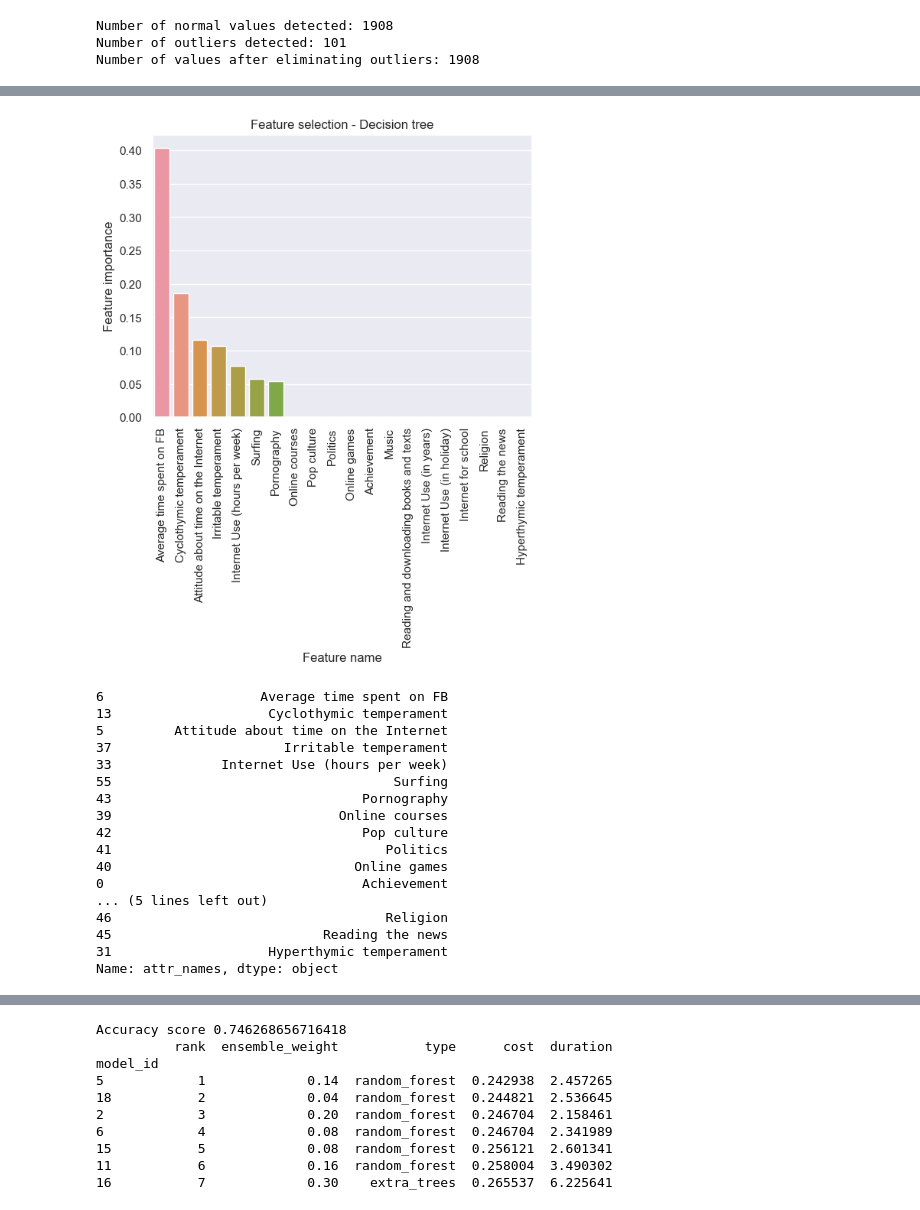
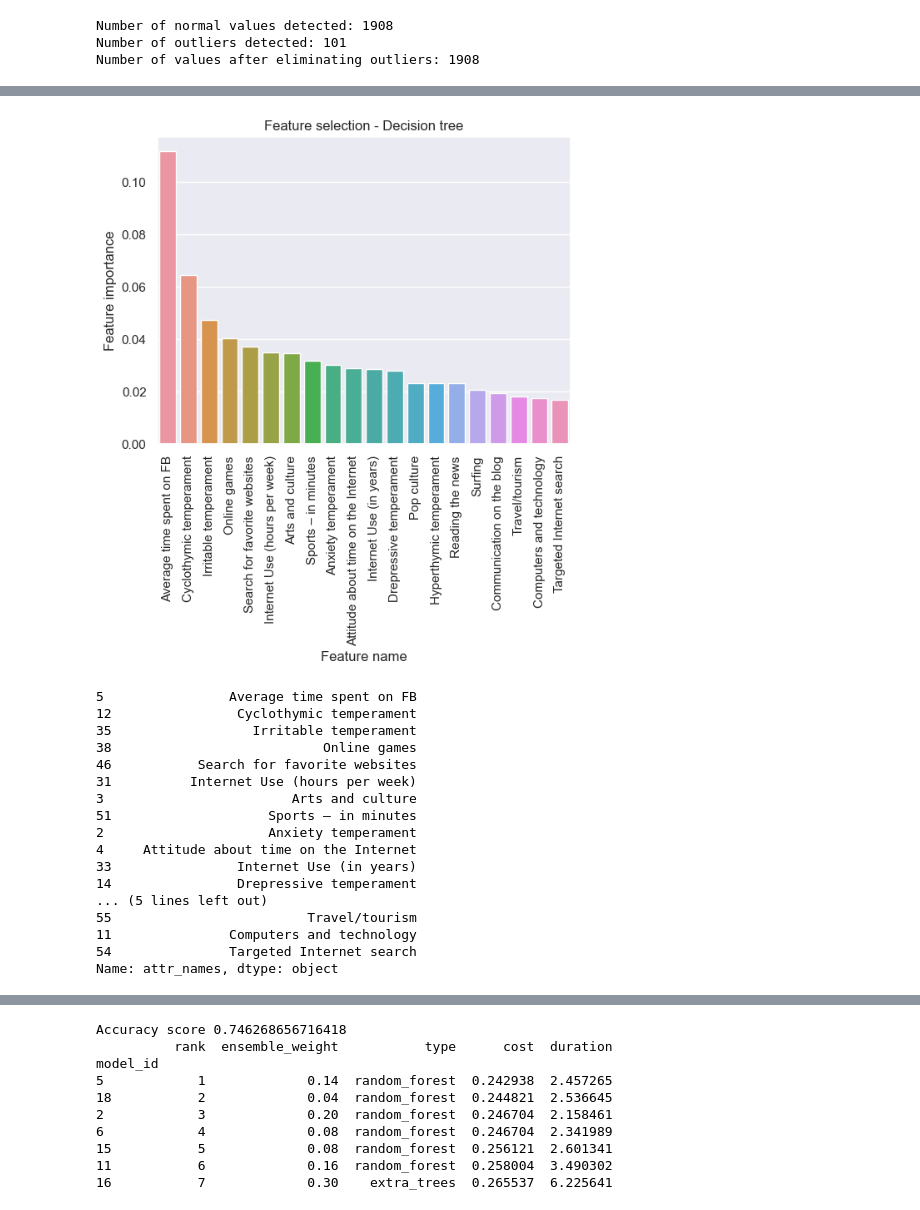
Before and after one commit to acast975/addiction, a Jupyter notebook: addiction_V5.ipynb, the cells around one changed output, grey strips where cells are left out. Cells and saved outputs as stored; diff of their text form; code cells hidden in the pictures.

```diff
--- a/addiction_V5.ipynb
+++ b/addiction_V5.ipynb
@@ -79,7 +80,7 @@ temp_cols=[]
 for col in data.columns:
     if col.startswith('TEMPS'):
         temp_cols.append(col)
-out_cols = ['ID','NKP','PI','SPO', 'CutOff4950', 'EnergetskoP2', 'Temper_bin','SkolaPoRegionu','SkolaPoTipu','Komunikacija1','Komunikacija2','Komunikacija3','Komunikacija4','ImaKomp','ZadovoljanPristupom','BrojaMailovaPrim','BrojaMailovaPosl','ZaStaMail','ImaNemaFB','PusacKolikoGodina','PusacKolikoCigareta']
+out_cols = ['ID','NKP','PI','SPO', 'CutOff4950', 'EnergetskoP2', 'Temper_bin','SkolaPoRegionu','SkolaPoTipu','Komunikacija1','Komunikacija2','Komunikacija3','Komunikacija4','ImaKomp','ZadovoljanPristupom','BrojaMailovaPrim','BrojaMailovaPosl','ZaStaMail','ImaNemaFB','PusacKolikoGodina','PusacKolikoCigareta','Godine','DaLiSeDrogira']
 for col in out_cols:
     temp_cols.append(col)
 new_data = data.drop(temp_cols, axis=1)
@@ -118,7 +124,6 @@ Length: 61, dtype: int64
 #preimenovanje varijabli
 mapiranje = {
     'Pol':'Gender',
-    'Godine':'Age',
     'Uspeh':'Achievement',
     'EkonomskiPolozaj':'Economic status',
     'KolikoDugo':'Internet Use (in years)',
@@ -174,8 +179,7 @@ mapiranje = {
     'Ciklotimicni':'Cyclothymic temperament',
     'Hipertimicni':'Hyperthymic temperament',
     'Iritabilni':'Irritable temperament',
-    'Anksiozni':'Anxiety temperament',
-    'DaLiSeDrogira':'Drug use'
+    'Anksiozni':'Anxiety temperament'
 }
 new_data = new_data.rename(columns=mapiranje)
 print(new_data.columns)
@@ -203,7 +207,7 @@ zero_one = ['Gender','Internet Use (hours per week)',
                  'Attitude about time on the Internet','Everyday FB use',
                  'FB use - reading posts','FB use - publishing statuses','FB use - sharing music, photos etc.',
                  'FB use –gaming','FB use – chatting','FB use – visiting groups','Energy drinks','Fast Food','Smoker',
-                 'Coffee','Alcohol','Drug use','PUI']
+                 'Coffee','Alcohol','PUI']
 
 zero_one_with_NaN = list()
 for col in new_data[zero_one]:
@@ -255,7 +257,7 @@ Drug use                               0
 dtype: int64
 # %%
 #kolone gde se iste vrednosti pojavljuju cesto
-repeat_value_cols = ['Age', 'Achievement','Economic status','Internet Use (hours per day)',
+repeat_value_cols = ['Achievement','Economic status','Internet Use (hours per day)',
                      'Internet Use (in holiday)','Sports – days in a  week','Sports – intensity']
 sadrzaj_cols = ['Politics','Business','Sports','Computers and technology','Arts and culture','Education','Pop culture','Pornography',
                'Music','Travel/tourism','Health and medicine','Science','Religion']
@@ -841,42 +847,42 @@ results = pearson_results_all()
 # %%
 #feature selection za decision tree
-decision_tree = DecisionTreeClassifier(max_depth=5, max_leaf_nodes=8)
+decision_tree = DecisionTreeClassifier()
 def feature_selection_decision_tree(n_features):
     sns.set()
     decision_tree.fit(X_cols_preprocessed, y_col_preprocessed)
     values = decision_tree.feature_importances_
     attr_names = X_cols_preprocessed.columns.values
     tree_features = pd.DataFrame({'attr_names':attr_names, 'values':values})
     tree_features = tree_features.sort_values(by='values', ascending=False).head(n_features)
     sns.barplot(x = tree_features['attr_names'], y=tree_features['values'])
     title = 'Feature selection - Decision tree'
     plt.title(title)
     plt.xlabel('Feature name')
     plt.xticks(rotation=90)
     plt.ylabel('Feature importance')
     plt.show()
     #cuvanje najkorisnijih feature-a
     best_decision_tree_features = tree_features['attr_names']
     return best_decision_tree_features
 feature_selection_decision_tree(20)
 # %% [output]
-[figure, old version]
+[figure, new version]
-6                    Average time spent on FB
-13                    Cyclothymic temperament
-5         Attitude about time on the Internet
-37                      Irritable temperament
-33              Internet Use (hours per week)
-55                                    Surfing
-43                                Pornography
-39                             Online courses
-42                                Pop culture
-41                                   Politics
-40                               Online games
-0                                 Achievement
+5                Average time spent on FB
+12                Cyclothymic temperament
+35                  Irritable temperament
+38                           Online games
+46           Search for favorite websites
+31          Internet Use (hours per week)
+3                        Arts and culture
+51                    Sports – in minutes
+2                     Anxiety temperament
+4     Attitude about time on the Internet
+33                Internet Use (in years)
+14                Drepressive temperament
 ... (5 lines left out)
-46                                   Religion
-45                           Reading the news
-31                    Hyperthymic temperament
+55                         Travel/tourism
+11               Computers and technology
+54               Targeted Internet search
 Name: attr_names, dtype: object
 # %%
 #prikaz rezultata za sve feature vrednosti, nema negativnih vrednosti
```
Also changed, not shown: parts of 39 cells of this notebook.
